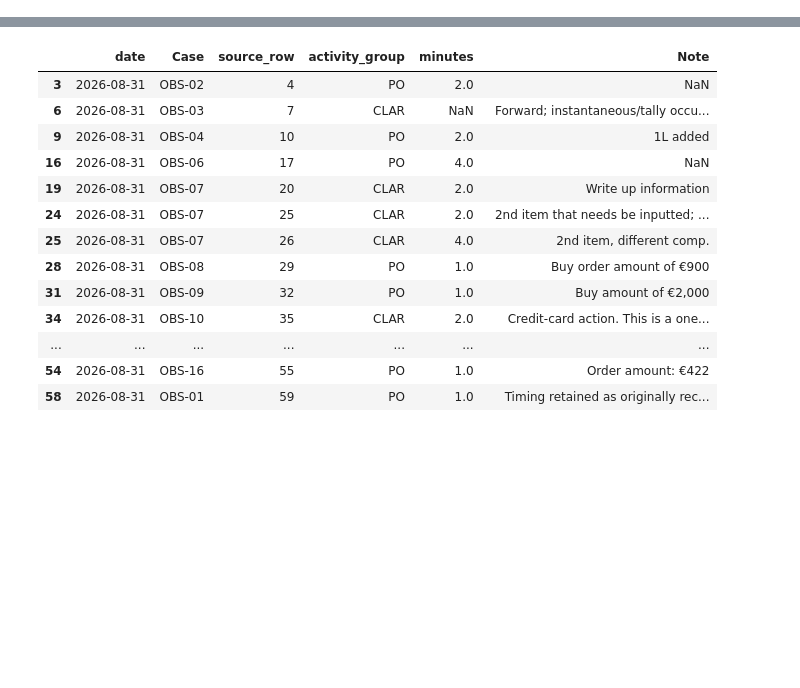
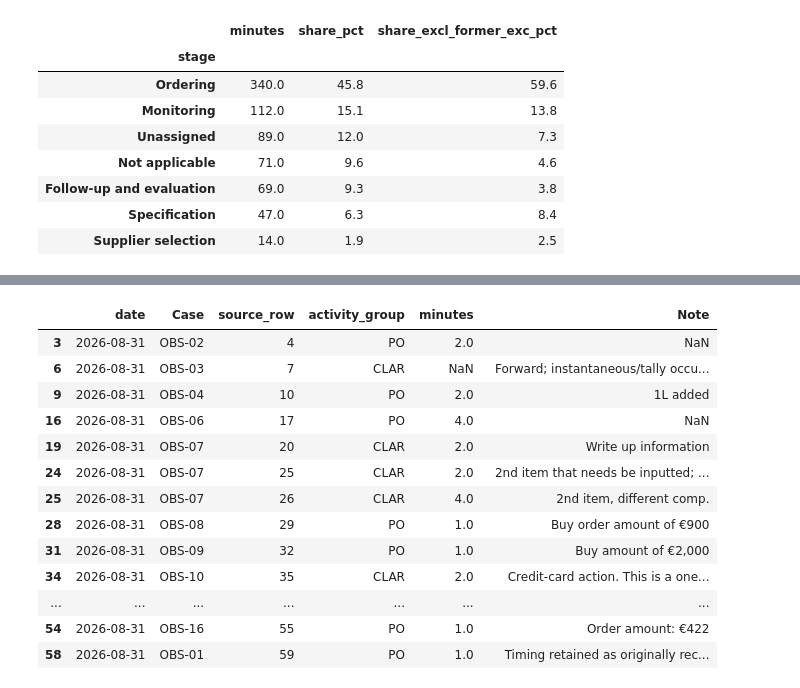
Before and after one commit to Luuuuuig/Bachelor-End-Project, a Jupyter notebook: Arno_Analysis_2026_10_02.ipynb, the cells around one changed output, grey strips where cells are left out. Cells and saved outputs as stored; diff of their text form; code cells hidden in the pictures; blank space fills up the shorter version.

```diff
--- a/Arno_Analysis_2026_10_02.ipynb
+++ b/Arno_Analysis_2026_10_02.ipynb
@@ -163,6 +168,39 @@ profile.round(1)
 | UNCLEAR | 1 | 1 | 0 | 1.0 | 0.1 |
 | DEC | 3 | 0 | 3 | NaN | NaN |
 | REQ | 49 | 0 | 49 | NaN | NaN |
+# %%
+# Purchasing stage; rows without a stage stay visible as "Unassigned"
+included["stage"] = included["Van Weele stage"].fillna("Unassigned")
+
+stage_profile = (
+    included.groupby("stage")["minutes"]
+    .sum(min_count=1)
+    .to_frame("minutes")
+)
+
+# Share of all recorded work, and share when former EXC minutes are left out
+without_former_exc = included.loc[~is_former_exc]
+stage_profile["share_pct"] = (
+    stage_profile["minutes"] / included["minutes"].sum() * 100
+)
+stage_profile["share_excl_former_exc_pct"] = (
+    without_former_exc.groupby("stage")["minutes"].sum(min_count=1)
+    / without_former_exc["minutes"].sum() * 100
+)
+
+stage_profile = stage_profile.sort_values("minutes", ascending=False)
+
+stage_profile.round(1)
+# %% [output]
+|  | minutes | share_pct | share_excl_former_exc_pct |
+| stage |  |  |  |
+| Ordering | 340.0 | 45.8 | 59.6 |
+| Monitoring | 112.0 | 15.1 | 13.8 |
+| Unassigned | 89.0 | 12.0 | 7.3 |
+| Not applicable | 71.0 | 9.6 | 4.6 |
+| Follow-up and evaluation | 69.0 | 9.3 | 3.8 |
+| Specification | 47.0 | 6.3 | 8.4 |
+| Supplier selection | 14.0 | 1.9 | 2.5 |
 # %%
 import matplotlib.pyplot as plt
 
```
Also changed, not shown: parts of 9 cells of this notebook.
